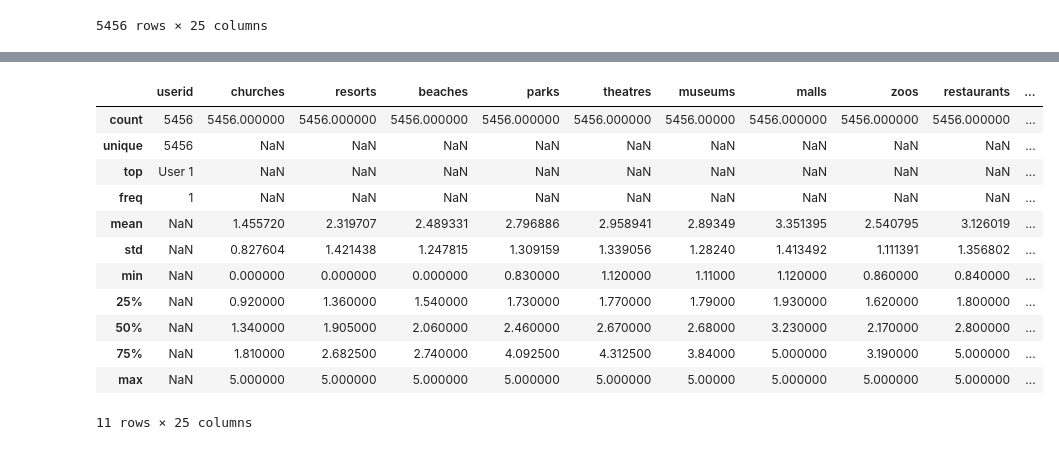
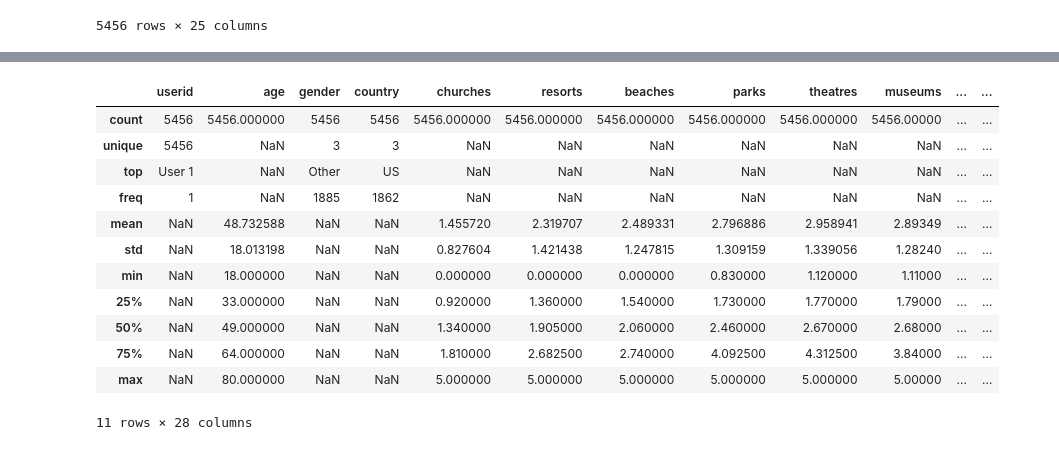
Before and after one commit to BPALAN-USD/AAI_500_GROUP_12, a Jupyter notebook: TravelReviews.ipynb, the cells around one changed output, grey strips where cells are left out. Cells and saved outputs as stored; diff of their text form; code cells hidden in the pictures.

```diff
--- a/TravelReviews.ipynb
+++ b/TravelReviews.ipynb
@@ -64,3 +64,6 @@ display(df_travel_review_ratings)
 | 5454 | User 5455 | 0.95 | 4.05 | 4.05 | 2.81 | 2.79 | 2.44 | 1.76 | 1.03 | 1.74 | ... |
 | 5455 | User 5456 | 0.95 | 4.07 | 5.00 | 2.82 | 2.80 | 2.57 | 2.42 | 1.02 | 1.74 | ... |
 5456 rows × 25 columns
+# %%
+df_user_demographics = pd.read_csv('fake_users.csv', sep=',')
+display(df_user_demographics)
@@ -66,0 +84,3 @@ display(df_travel_review_ratings)
+# %%
+df_user_travel_reviews = pd.merge(df_user_demographics, df_travel_review_ratings, on='userid', how='inner')
+display(df_user_travel_reviews)
@@ -67,21 +101,21 @@ display(df_travel_review_ratings)
 # %%
 ## Perform Descriptive Statistics on the DataFrame
 ## We can see
-display(df_travel_review_ratings.describe(include='all'))
+display(df_user_travel_reviews.describe(include='all'))
 # %% [output]
-|  | userid | churches | resorts | beaches | parks | theatres | museums | malls | zoos | restaurants | ... |
-| count | 5456 | 5456.000000 | 5456.000000 | 5456.000000 | 5456.000000 | 5456.000000 | 5456.00000 | 5456.000000 | 5456.000000 | 5456.000000 | ... |
-| unique | 5456 | NaN | NaN | NaN | NaN | NaN | NaN | NaN | NaN | NaN | ... |
-| top | User 1 | NaN | NaN | NaN | NaN | NaN | NaN | NaN | NaN | NaN | ... |
-| freq | 1 | NaN | NaN | NaN | NaN | NaN | NaN | NaN | NaN | NaN | ... |
-| mean | NaN | 1.455720 | 2.319707 | 2.489331 | 2.796886 | 2.958941 | 2.89349 | 3.351395 | 2.540795 | 3.126019 | ... |
-| std | NaN | 0.827604 | 1.421438 | 1.247815 | 1.309159 | 1.339056 | 1.28240 | 1.413492 | 1.111391 | 1.356802 | ... |
-| min | NaN | 0.000000 | 0.000000 | 0.000000 | 0.830000 | 1.120000 | 1.11000 | 1.120000 | 0.860000 | 0.840000 | ... |
-| 25% | NaN | 0.920000 | 1.360000 | 1.540000 | 1.730000 | 1.770000 | 1.79000 | 1.930000 | 1.620000 | 1.800000 | ... |
-| 50% | NaN | 1.340000 | 1.905000 | 2.060000 | 2.460000 | 2.670000 | 2.68000 | 3.230000 | 2.170000 | 2.800000 | ... |
-| 75% | NaN | 1.810000 | 2.682500 | 2.740000 | 4.092500 | 4.312500 | 3.84000 | 5.000000 | 3.190000 | 5.000000 | ... |
-| max | NaN | 5.000000 | 5.000000 | 5.000000 | 5.000000 | 5.000000 | 5.00000 | 5.000000 | 5.000000 | 5.000000 | ... |
+|  | userid | age | gender | country | churches | resorts | beaches | parks | theatres | museums | ... | ... |
+| count | 5456 | 5456.000000 | 5456 | 5456 | 5456.000000 | 5456.000000 | 5456.000000 | 5456.000000 | 5456.000000 | 5456.00000 | ... | ... |
+| unique | 5456 | NaN | 3 | 3 | NaN | NaN | NaN | NaN | NaN | NaN | ... | ... |
+| top | User 1 | NaN | Other | US | NaN | NaN | NaN | NaN | NaN | NaN | ... | ... |
+| freq | 1 | NaN | 1885 | 1862 | NaN | NaN | NaN | NaN | NaN | NaN | ... | ... |
+| mean | NaN | 48.732588 | NaN | NaN | 1.455720 | 2.319707 | 2.489331 | 2.796886 | 2.958941 | 2.89349 | ... | ... |
+| std | NaN | 18.013198 | NaN | NaN | 0.827604 | 1.421438 | 1.247815 | 1.309159 | 1.339056 | 1.28240 | ... | ... |
+| min | NaN | 18.000000 | NaN | NaN | 0.000000 | 0.000000 | 0.000000 | 0.830000 | 1.120000 | 1.11000 | ... | ... |
+| 25% | NaN | 33.000000 | NaN | NaN | 0.920000 | 1.360000 | 1.540000 | 1.730000 | 1.770000 | 1.79000 | ... | ... |
+| 50% | NaN | 49.000000 | NaN | NaN | 1.340000 | 1.905000 | 2.060000 | 2.460000 | 2.670000 | 2.68000 | ... | ... |
+| 75% | NaN | 64.000000 | NaN | NaN | 1.810000 | 2.682500 | 2.740000 | 4.092500 | 4.312500 | 3.84000 | ... | ... |
+| max | NaN | 80.000000 | NaN | NaN | 5.000000 | 5.000000 | 5.000000 | 5.000000 | 5.000000 | 5.00000 | ... | ... |
-11 rows × 25 columns
+11 rows × 28 columns
 # %%
 ## Print the distribution of the Data
 
```
Also changed, not shown: parts of 5 cells of this notebook.
